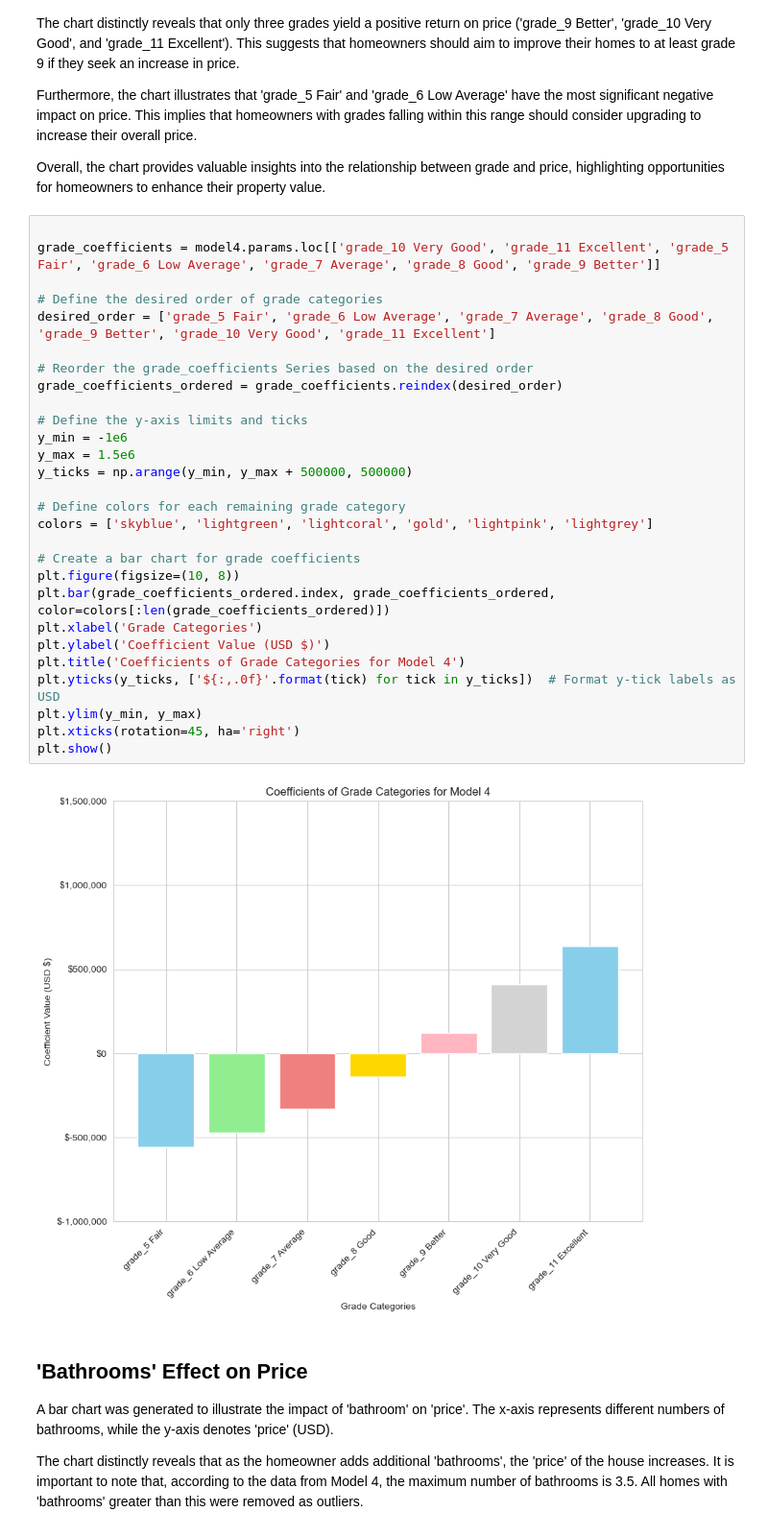
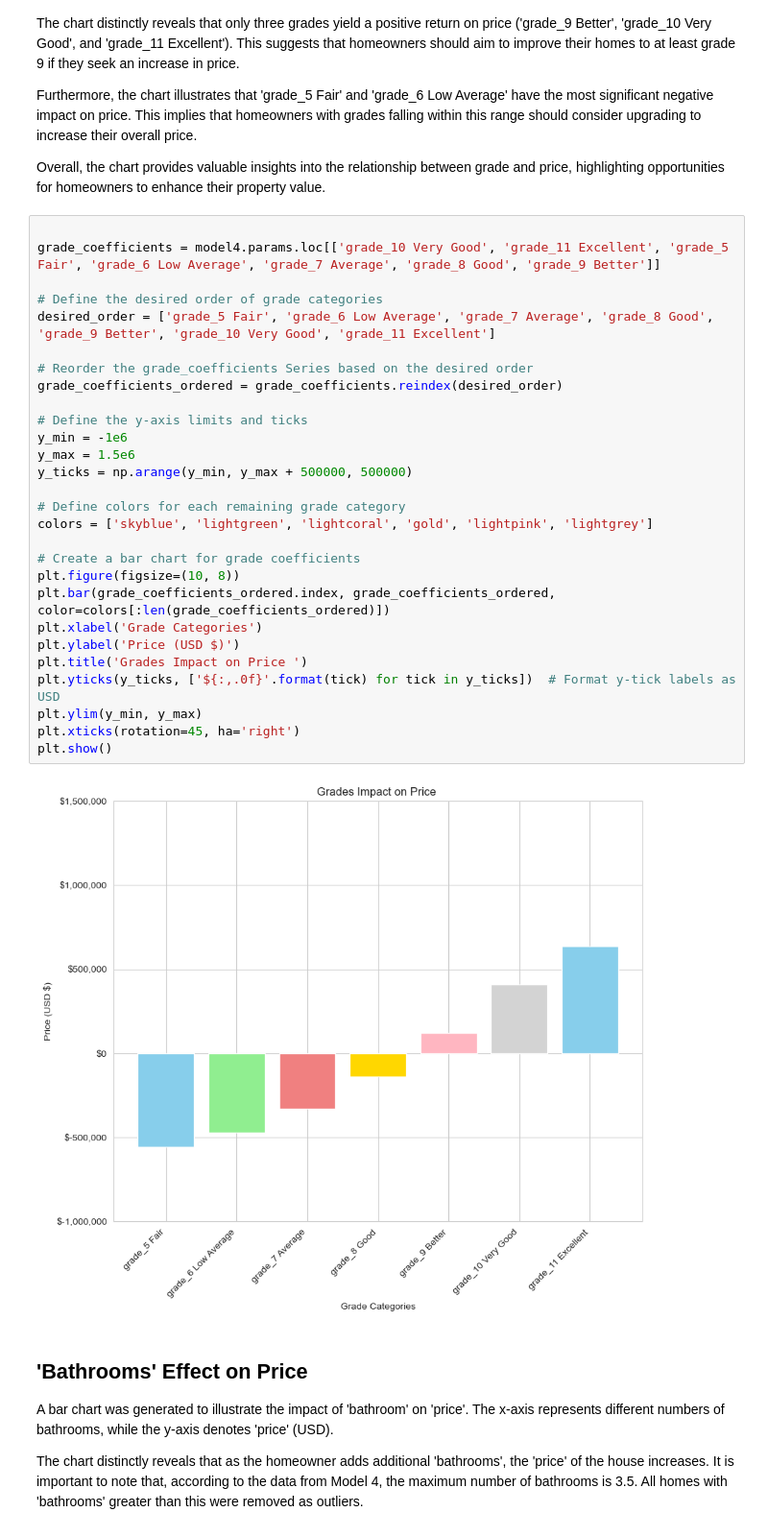
Before and after one commit to jguzzo522/project2house, a Jupyter notebook: housepj2.ipynb, the cells around one changed output. Shown at 96% size. Cells and saved outputs as stored; diff of their text form.

```diff
--- a/housepj2.ipynb
+++ b/housepj2.ipynb
@@ -2870,33 +2913,33 @@ Overall, the chart provides valuable insights into the relationship between grad
 # %%
 
 grade_coefficients = model4.params.loc[['grade_10 Very Good', 'grade_11 Excellent', 'grade_5 Fair', 'grade_6 Low Average', 'grade_7 Average', 'grade_8 Good', 'grade_9 Better']]
 
 # Define the desired order of grade categories
 desired_order = ['grade_5 Fair', 'grade_6 Low Average', 'grade_7 Average', 'grade_8 Good', 'grade_9 Better', 'grade_10 Very Good', 'grade_11 Excellent']
 
 # Reorder the grade_coefficients Series based on the desired order
 grade_coefficients_ordered = grade_coefficients.reindex(desired_order)
 
 # Define the y-axis limits and ticks
 y_min = -1e6
 y_max = 1.5e6
 y_ticks = np.arange(y_min, y_max + 500000, 500000)
 
 # Define colors for each remaining grade category
 colors = ['skyblue', 'lightgreen', 'lightcoral', 'gold', 'lightpink', 'lightgrey']
 
 # Create a bar chart for grade coefficients
 plt.figure(figsize=(10, 8))
 plt.bar(grade_coefficients_ordered.index, grade_coefficients_ordered, color=colors[:len(grade_coefficients_ordered)])
 plt.xlabel('Grade Categories')
-plt.ylabel('Coefficient Value (USD $)')
-plt.title('Coefficients of Grade Categories for Model 4')
+plt.ylabel('Price (USD $)')
+plt.title('Grades Impact on Price ')
 plt.yticks(y_ticks, ['${:,.0f}'.format(tick) for tick in y_ticks])  # Format y-tick labels as USD
 plt.ylim(y_min, y_max)
 plt.xticks(rotation=45, ha='right')
 plt.show()
 # %% [output]
-[figure, old version]
+[figure, new version]
 # %% [markdown]
 ## 'Bathrooms' Effect on Price
 A bar chart was generated to illustrate the impact of 'bathroom' on 'price'. The x-axis represents different numbers of bathrooms, while the y-axis denotes 'price' (USD).
```
Also changed, not shown: parts of 12 cells of this notebook.
